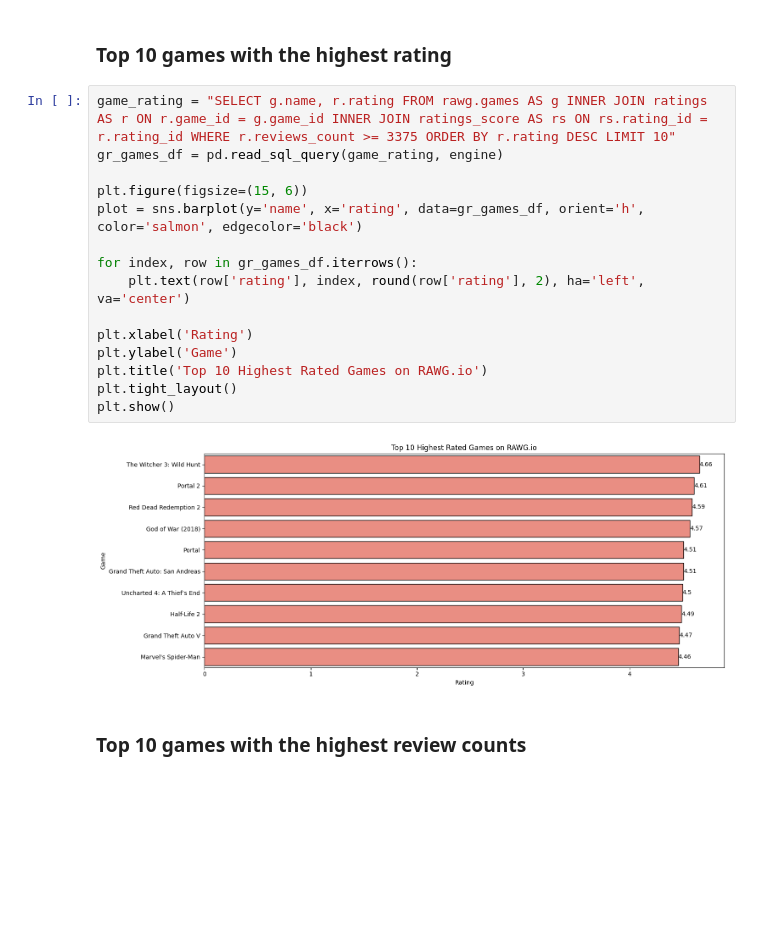
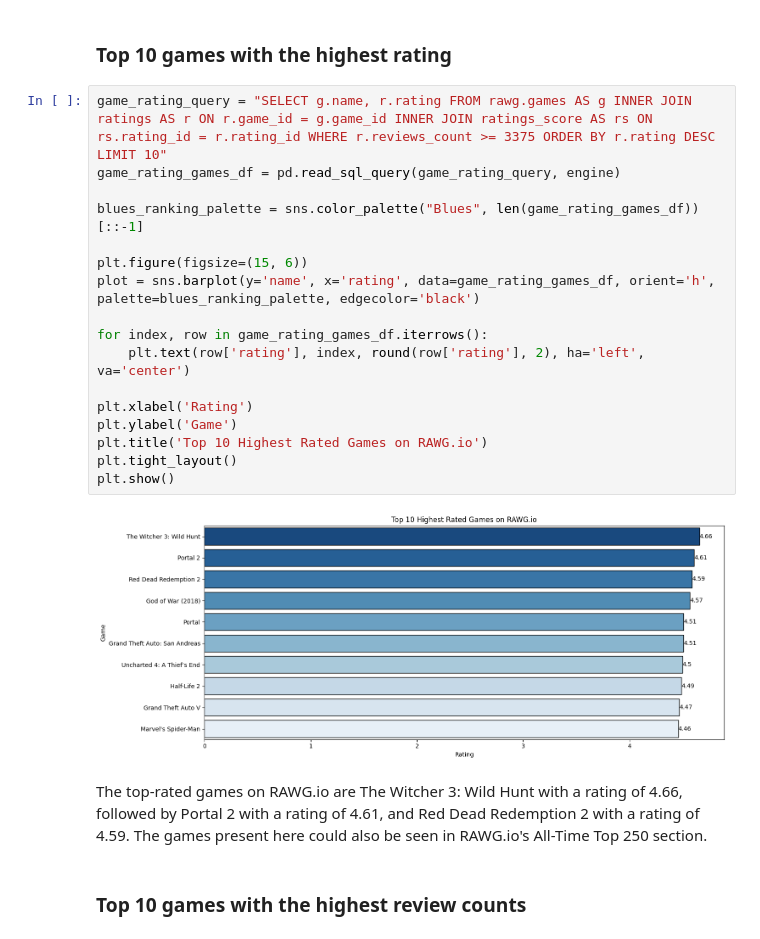
Before and after one commit to Kimchi21/RAWG.io_Game-Data-Analysis, a Jupyter notebook: Python Notebooks/Game_Analysis.ipynb, the cells around one changed output. Cells and saved outputs as stored; diff of their text form; blank space fills up the shorter version.

```diff
--- a/Python Notebooks/Game_Analysis.ipynb
+++ b/Python Notebooks/Game_Analysis.ipynb
@@ -166,22 +151,26 @@ plt.show()
 # %% [markdown]
 ### Top 10 games with the highest rating
 # %%
-game_rating = "SELECT g.name, r.rating FROM rawg.games AS g INNER JOIN ratings AS r ON r.game_id = g.game_id INNER JOIN ratings_score AS rs ON rs.rating_id = r.rating_id WHERE r.reviews_count >= 3375 ORDER BY r.rating DESC LIMIT 10"
-gr_games_df = pd.read_sql_query(game_rating, engine)
+game_rating_query = "SELECT g.name, r.rating FROM rawg.games AS g INNER JOIN ratings AS r ON r.game_id = g.game_id INNER JOIN ratings_score AS rs ON rs.rating_id = r.rating_id WHERE r.reviews_count >= 3375 ORDER BY r.rating DESC LIMIT 10"
+game_rating_games_df = pd.read_sql_query(game_rating_query, engine)
+
+blues_ranking_palette = sns.color_palette("Blues", len(game_rating_games_df))[::-1]
 
 plt.figure(figsize=(15, 6))
-plot = sns.barplot(y='name', x='rating', data=gr_games_df, orient='h', color='salmon', edgecolor='black')
+plot = sns.barplot(y='name', x='rating', data=game_rating_games_df, orient='h', palette=blues_ranking_palette, edgecolor='black')
 
-for index, row in gr_games_df.iterrows():
+for index, row in game_rating_games_df.iterrows():
     plt.text(row['rating'], index, round(row['rating'], 2), ha='left', va='center')
 
 plt.xlabel('Rating')
 plt.ylabel('Game')
 plt.title('Top 10 Highest Rated Games on RAWG.io')
 plt.tight_layout()
 plt.show()
 # %% [output]
-[figure, old version]
+[figure, new version]
+# %% [markdown]
+The top-rated games on RAWG.io are The Witcher 3: Wild Hunt with a rating of 4.66, followed by Portal 2 with a rating of 4.61, and Red Dead Redemption 2 with a rating of 4.59. The games present here could also be seen in RAWG.io's All-Time Top 250 section.
 # %% [markdown]
 ### Top 10 games with the highest review counts
 # %%
```
Also changed, not shown: parts of 70 cells of this notebook, 18 other files.
